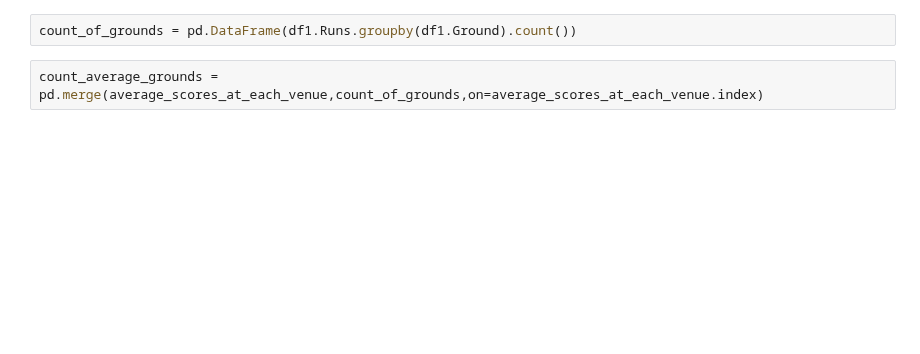
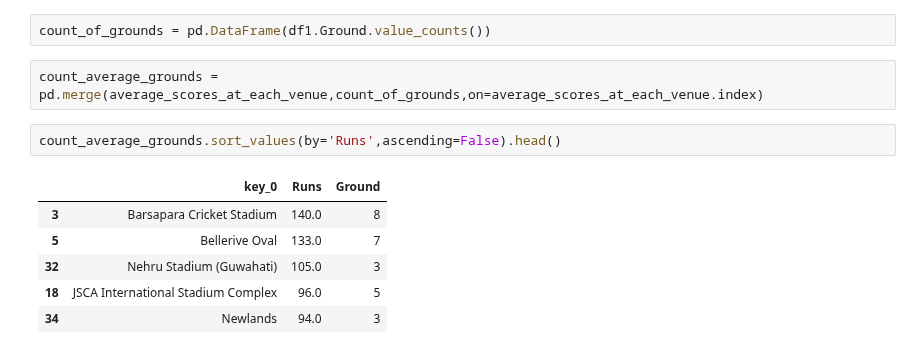
Before and after one commit to SharanDHONI/Virat-Kohli-ODI-Analysis, a Jupyter notebook: ODI Anlaysis.ipynb, the cells around one changed output. Cells and saved outputs as stored; diff of their text form; blank space fills up the shorter version.

```diff
--- a/ODI Anlaysis.ipynb
+++ b/ODI Anlaysis.ipynb
@@ -229,6 +231,15 @@ Name: Versus, dtype: int64
 average_scores_at_each_venue = pd.DataFrame(df1.Runs.groupby(df1.Ground).mean())
 # average_scores_at_each_venue.sort_values(by='Runs',ascending=False)
 # %%
-count_of_grounds = pd.DataFrame(df1.Runs.groupby(df1.Ground).count())
+count_of_grounds = pd.DataFrame(df1.Ground.value_counts())
 # %%
 count_average_grounds = pd.merge(average_scores_at_each_venue,count_of_grounds,on=average_scores_at_each_venue.index)
+# %%
+count_average_grounds.sort_values(by='Runs',ascending=False).head()
+# %% [output]
+|  | key_0 | Runs | Ground |
+| 3 | Barsapara Cricket Stadium | 140.0 | 8 |
+| 5 | Bellerive Oval | 133.0 | 7 |
+| 32 | Nehru Stadium (Guwahati) | 105.0 | 3 |
+| 18 | JSCA International Stadium Complex | 96.0 | 5 |
+| 34 | Newlands | 94.0 | 3 |
```
Also changed, not shown: parts of 12 cells of this notebook.
